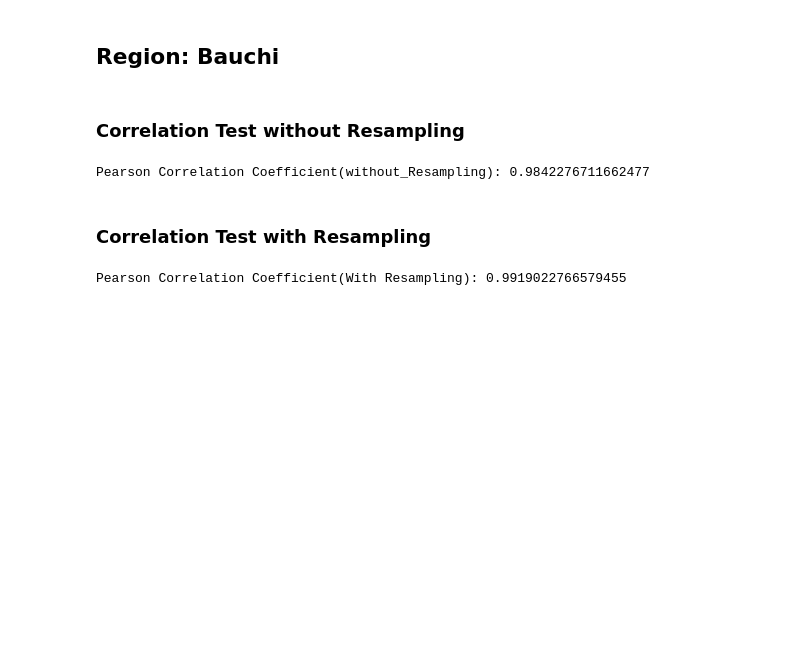
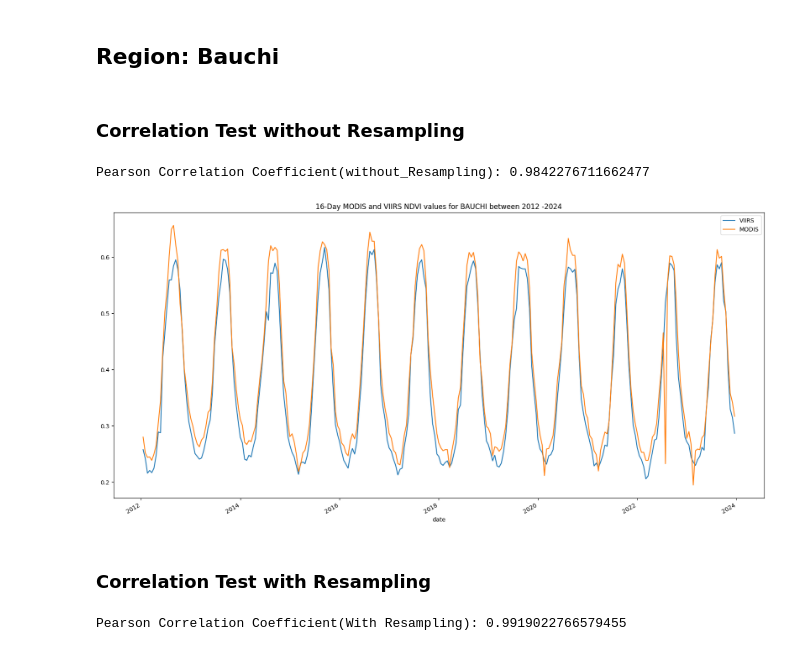
Before and after one commit to Lorraine254/Backdating_Satellite_Data, a Jupyter notebook: Backdating Satellite Data.ipynb, the cells around one changed output. Cells and saved outputs as stored; diff of their text form; code cells hidden in the pictures; blank space fills up the shorter version.

```diff
--- a/Backdating Satellite Data.ipynb
+++ b/Backdating Satellite Data.ipynb
@@ -145,6 +150,15 @@ correlation_coefficient, p_value = pearsonr(merged_df_unsampled_bauchi['NDVI_x']
 print(f"Pearson Correlation Coefficient(without_Resampling): {correlation_coefficient}")
 # %% [output]
 Pearson Correlation Coefficient(without_Resampling): 0.9842276711662477
+# %%
+merged_df_unsampled_bauchi.index = merged_df_unsampled_bauchi.date
+# %%
+merged_df_unsampled_bauchi.drop('date', axis = 1).plot(figsize=(20,10))
+plt.legend(['VIIRS','MODIS'])
+plt.title('16-Day MODIS and VIIRS NDVI values for BAUCHI between 2012 -2024')
+plt.savefig('Bauchi_MODIS_VIIRS_plot.png')
+# %% [output]
+[figure, added]
 # %% [markdown]
 ### Correlation Test with Resampling
 # %%
```
Also changed, not shown: parts of 6 cells of this notebook, 7 other files.
